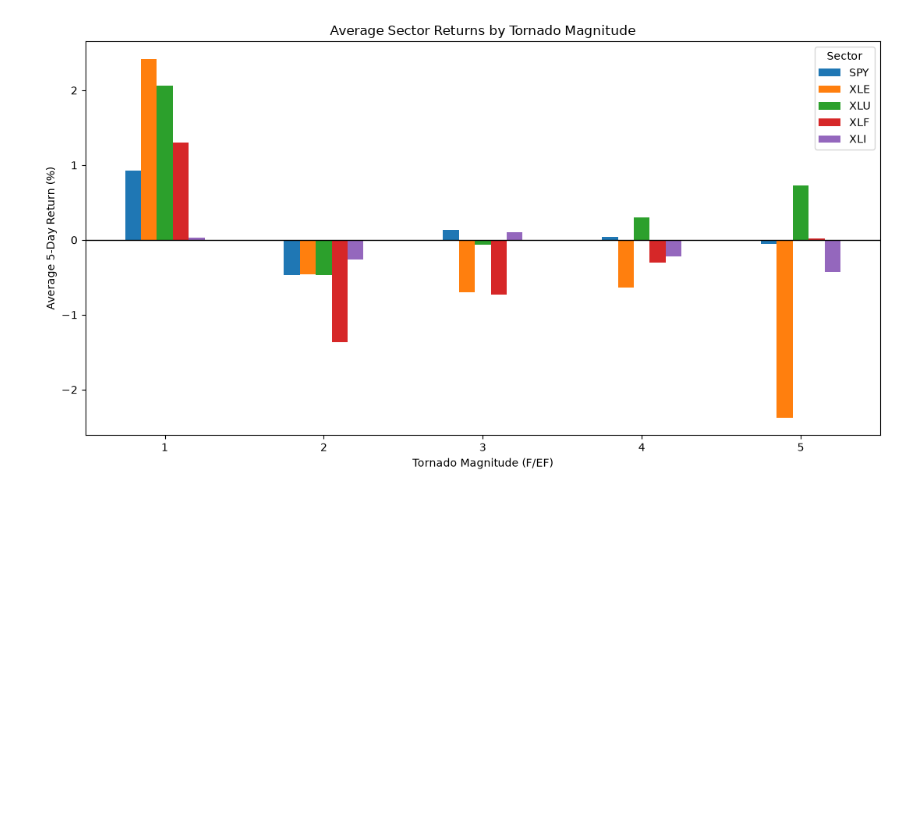
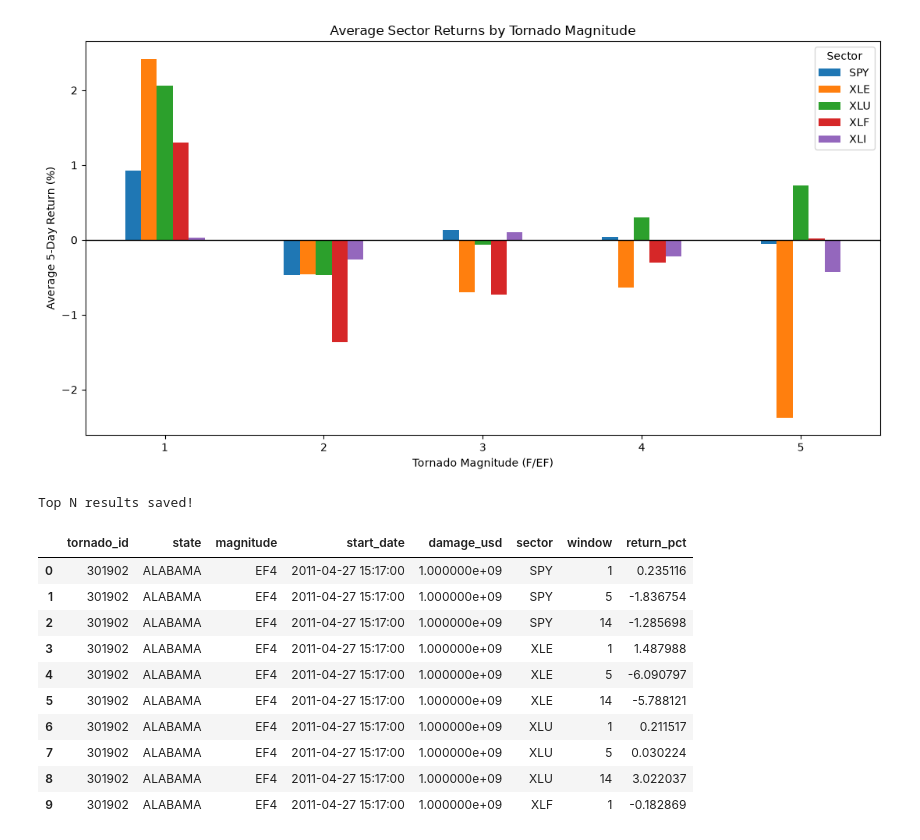
Before and after one commit to JoeNeglia/Natural_Disaster_Stock_Market, a Jupyter notebook: code/data_analysis/tornadoes/tornadoes.ipynb, the cells around one changed output. Drawn from its saved outputs; the diff is of its cells as text; code cells hidden in the pictures; blank space fills up the shorter version.

```diff
--- a/code/data_analysis/tornadoes/tornadoes.ipynb
+++ b/code/data_analysis/tornadoes/tornadoes.ipynb
@@ -597,3 +597,31 @@ plt.tight_layout()
 plt.show()
 # %% [output]
 [figure]
+# %%
+
+import os
+import pandas as pd
+
+os.makedirs("tornado_report", exist_ok=True)
+
+# Save the Top N tornado event study results
+tornado_returns.to_csv(
+    "tornado_report/tornado_top_n_returns.csv",
+    index=False
+)
+
+print("Top N results saved!")
+display(tornado_returns.head(10))
+# %% [output]
+Top N results saved!
+|  | tornado_id | state | magnitude | start_date | damage_usd | sector | window | return_pct |
+| 0 | 301902 | ALABAMA | EF4 | 2011-04-27 15:17:00 | 1.000000e+09 | SPY | 1 | 0.235116 |
+| 1 | 301902 | ALABAMA | EF4 | 2011-04-27 15:17:00 | 1.000000e+09 | SPY | 5 | -1.836754 |
+| 2 | 301902 | ALABAMA | EF4 | 2011-04-27 15:17:00 | 1.000000e+09 | SPY | 14 | -1.285698 |
+| 3 | 301902 | ALABAMA | EF4 | 2011-04-27 15:17:00 | 1.000000e+09 | XLE | 1 | 1.487988 |
+| 4 | 301902 | ALABAMA | EF4 | 2011-04-27 15:17:00 | 1.000000e+09 | XLE | 5 | -6.090797 |
+| 5 | 301902 | ALABAMA | EF4 | 2011-04-27 15:17:00 | 1.000000e+09 | XLE | 14 | -5.788121 |
+| 6 | 301902 | ALABAMA | EF4 | 2011-04-27 15:17:00 | 1.000000e+09 | XLU | 1 | 0.211517 |
+| 7 | 301902 | ALABAMA | EF4 | 2011-04-27 15:17:00 | 1.000000e+09 | XLU | 5 | 0.030224 |
+| 8 | 301902 | ALABAMA | EF4 | 2011-04-27 15:17:00 | 1.000000e+09 | XLU | 14 | 3.022037 |
+| 9 | 301902 | ALABAMA | EF4 | 2011-04-27 15:17:00 | 1.000000e+09 | XLF | 1 | -0.182869 |
```
Also changed, not shown: parts of 5 cells of this notebook, 10 other files.
